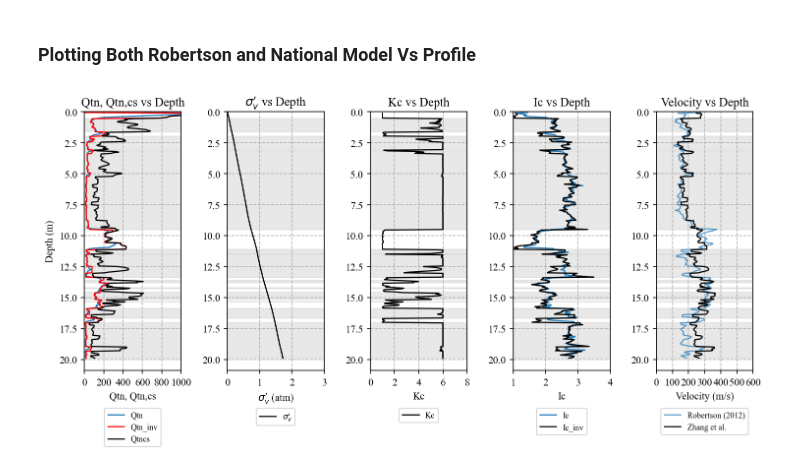
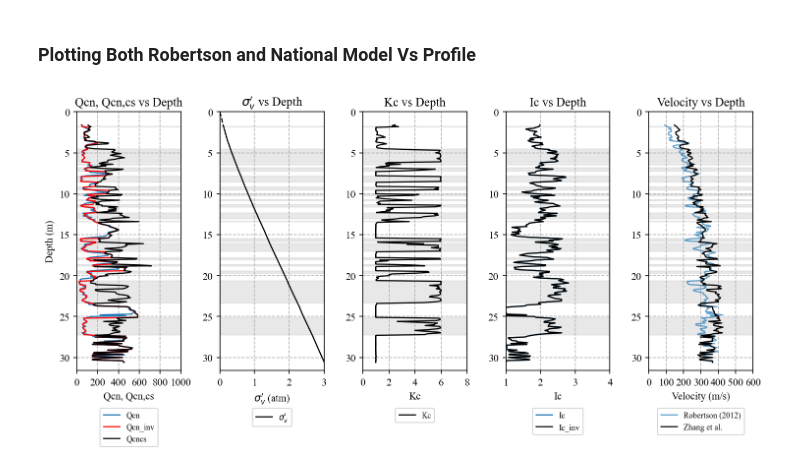
Before and after one commit to stefan5kp/SCPT_tool, a Jupyter notebook: National_Model/SCPT_National_Model_Tool.ipynb, the cells around one changed output. Cells and saved outputs as stored; diff of their text form; code cells hidden in the pictures.

```diff
--- a/National_Model/SCPT_National_Model_Tool.ipynb
+++ b/National_Model/SCPT_National_Model_Tool.ipynb
@@ -19,17 +19,19 @@ change the name to the target input file.
 
 '''
 
-CPT_DATA = pd.read_csv('sample_1788.csv')
+CPT_DATA = pd.read_csv('SCPT_LGA_02.csv')
 
 CPT_depth = np.asarray(CPT_DATA['depth (m)'])
+CPT_qc = np.asarray(CPT_DATA['qt (MPa)'])
+CPT_fs = np.asarray(CPT_DATA['fs (MPa)'])
 CPT_qt = np.asarray(CPT_DATA['qt (MPa)'])
-CPT_fs = np.asarray(CPT_DATA['fs (MPa)'])
 
-valid_mask = ~np.isnan(CPT_depth) & ~np.isnan(CPT_qt) & ~np.isnan(CPT_fs)
+valid_mask = ~np.isnan(CPT_depth) & ~np.isnan(CPT_qc) & ~np.isnan(CPT_fs)
 
 CPT_depth = CPT_depth[valid_mask]
+CPT_qc = CPT_qc[valid_mask]
+CPT_fs = CPT_fs[valid_mask]
 CPT_qt = CPT_qt[valid_mask]
-CPT_fs = CPT_fs[valid_mask]
 
 # Enter depth of groundwater table in meter, if the groundwater table is not encountered, please enter a value larger than the maximum depth of CPT data.
 print (np.max (CPT_depth))
@@ -63,15 +95,15 @@ global_velocity = b[0] * np.log(Qtncs[index]) + f_Ic_constrain * np.log(fz[index
 fig, axs = plt.subplots(1, 5, figsize=(10, 5), dpi=150)
 
 # Qtn Plot
-axs[0].plot(Qtn_Robertson, CPT_depth, label='Qtn', linewidth = 1.2)
-axs[0].plot(Qtn_inv, CPT_depth, label='Qtn_inv', color='red', linewidth = 1.2)
-axs[0].plot(Qtncs[index], CPT_depth[index], label='Qtncs', color='black', linewidth = 1.2)
+axs[0].plot(Qcn, CPT_depth, label='Qcn', linewidth = 1.2)
+axs[0].plot(Qcn_inv, CPT_depth, label='Qcn_inv', color='red', linewidth = 1.2)
+axs[0].plot(Qcncs[index], CPT_depth[index], label='Qcncs', color='black', linewidth = 1.2)
 axs[0].set_xlim(0, 1000)
 axs[0].set_xticks(np.arange(0, 1001, 200))
 axs[0].grid(True, which="both", ls="--")
-axs[0].set_xlabel('Qtn, Qtn,cs')
+axs[0].set_xlabel('Qcn, Qcn,cs')
 axs[0].set_ylabel('Depth (m)')
-axs[0].set_title('Qtn, Qtn,cs vs Depth')
+axs[0].set_title('Qcn, Qcn,cs vs Depth')
 axs[0].legend(loc='upper center', bbox_to_anchor=(0.5, -0.13), fontsize=8)
 
 # Adding shading for Ic > 2.6
@@ -116,34 +148,34 @@ axs[2].legend(loc='upper center', bbox_to_anchor=(0.5, -0.13), fontsize=8)
 # Ic Plot
 axs[3].plot(Ic_Robertson, CPT_depth, label='Ic', linewidth = 1.2)
 axs[3].plot(Ic[index], CPT_depth[index], label='Ic_inv', color = 'black', linewidth = 1.2)
 axs[3].set_xlim(1, 4)
 axs[3].set_xlabel('Ic')
 axs[3].set_title('Ic vs Depth')
 axs[3].legend(loc='upper center', bbox_to_anchor=(0.5, -0.13), fontsize=8)
 axs[3].grid(True, which="both", ls="--")
 
 # Vs Plot
 axs[4].plot(Vs_Robertson, CPT_depth, label = 'Robertson (2012)', alpha=0.7, linewidth = 1.2)
 axs[4].plot(np.exp(global_velocity), CPT_depth[index], label='Zhang et al.', color='black', linewidth = 1.2)
 axs[4].set_xlim(0, 600)
 axs[4].set_xticks(np.arange(0, 601, 100))
 axs[4].set_xlabel('Velocity (m/s)')
 axs[4].set_title('Velocity vs Depth')
 axs[4].legend(loc='upper center', bbox_to_anchor=(0.5, -0.13), fontsize=8)
 axs[4].grid(True, which="both", ls="--")
 
 
 # Share common y-axis limits across all subplots
 y_min = np.nanmin(np.nanmin(CPT_depth))
 y_max = np.nanmax(np.nanmax(CPT_depth))
 for ax in axs:
     ax.set_ylim(y_max + 1, 0)  # inverted depth axis, same range for all
 
 plt.subplots_adjust(bottom=0.28, wspace=0.35)
 plt.tight_layout()
 plt.show()
 # %% [output]
-[figure, old version]
+[figure, new version]
 # %%
 # Export the computed results to a new .csv file
 output_df = pd.DataFrame({
```
Also changed, not shown: parts of 3 cells of this notebook, 1 other file.
